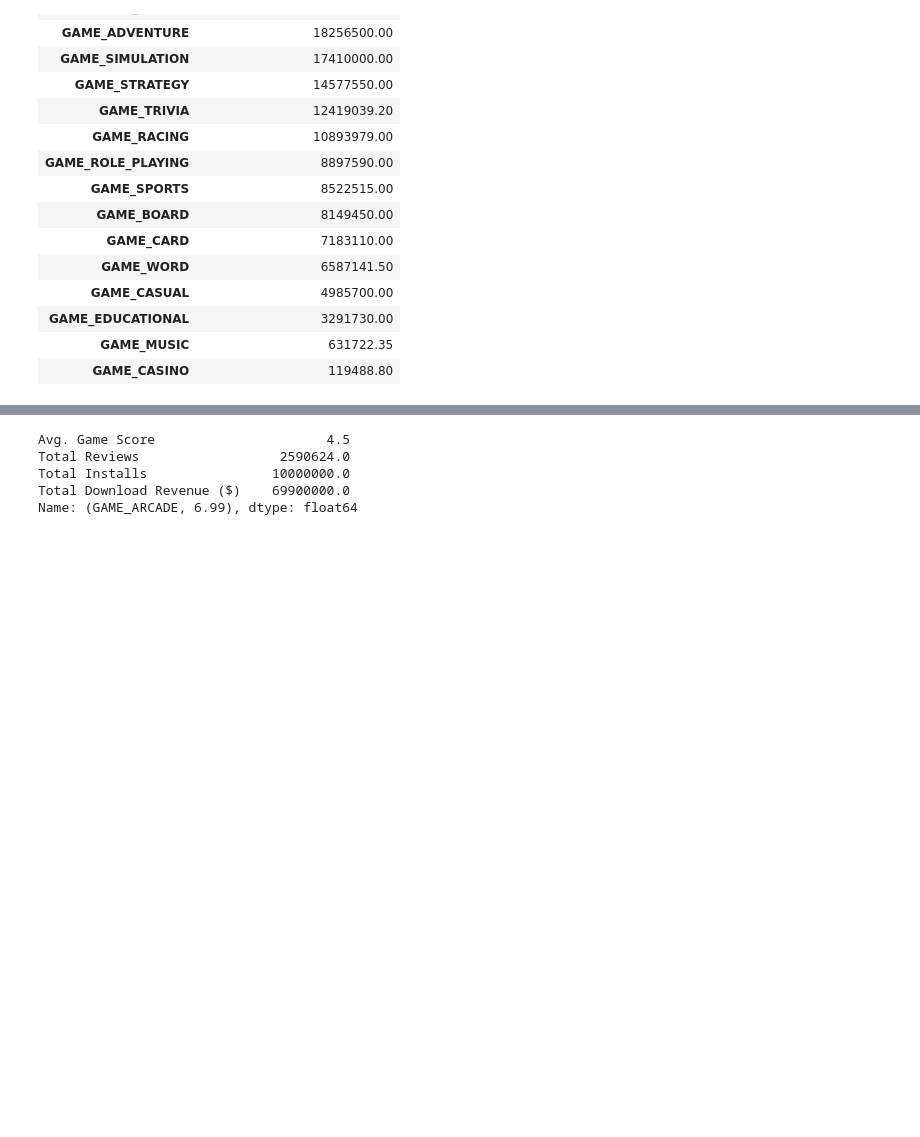
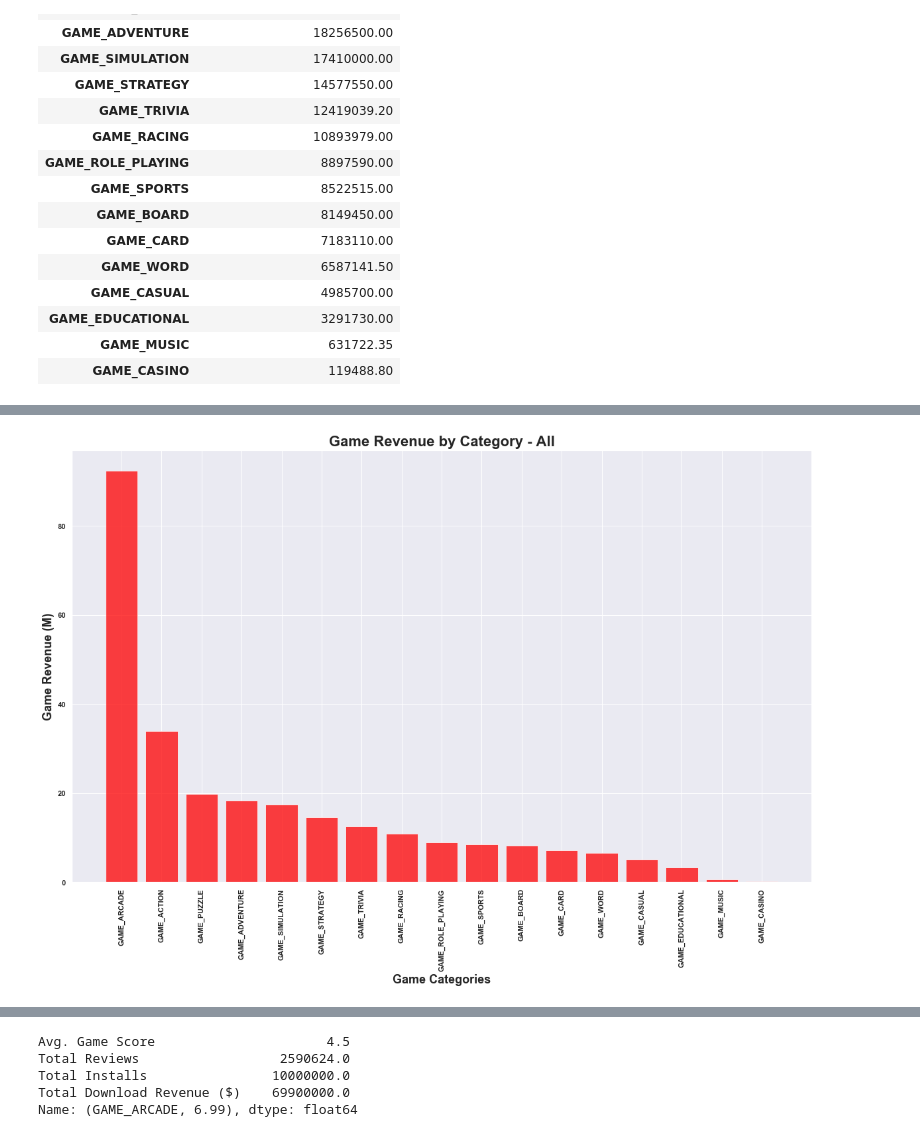
Before and after one commit to EmmanuelFabre/Play_Store_Analysis, a Jupyter notebook: Master Data Frame.ipynb, the cells around one changed output, grey strips where cells are left out. Drawn from its saved outputs; the diff is of its cells as text; code cells hidden in the pictures; blank space fills up the shorter version.

```diff
--- a/Master Data Frame.ipynb
+++ b/Master Data Frame.ipynb
@@ -246,0 +361,5 @@ price_sums
+# %%
+price_values = games_df[['Game Category','Total Download Revenue ($)']].groupby(['Game Category']).sum().sort_values('Total Download Revenue ($)', ascending=False)
+price_values = price_values.reset_index()
+price_values['Revenue(M)'] = price_values['Total Download Revenue ($)'] / 1e6
+price_values
@@ -246,0 +432,13 @@ price_sums
+# %%
+x_axis = np.arange(len(price_values))
+tick_locations = [value for value in x_axis]
+plt.figure(figsize=(20,12))
+plt.bar(x_axis, price_values["Revenue(M)"], color='#ff0101', alpha=0.75, align="center")
+plt.xticks(tick_locations, price_values["Game Category"], rotation="vertical")
+plt.title("Game Revenue by Category - All", weight="bold", size="22")
+plt.xlabel('Game Categories', size="18")
+plt.ylabel("Game Revenue (M)", size="18")
+plt.savefig("Images/Game Revenue by Category - All.png", bbox_inches="tight")
+plt.show()
+# %% [output]
+[figure, added]
```
Also changed, not shown: parts of 22 cells of this notebook, 12 other files.
